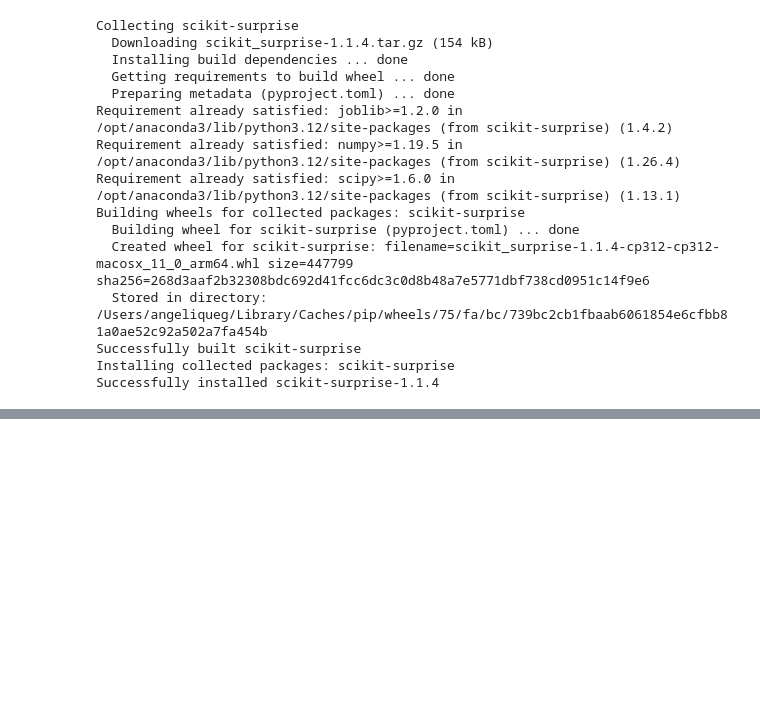
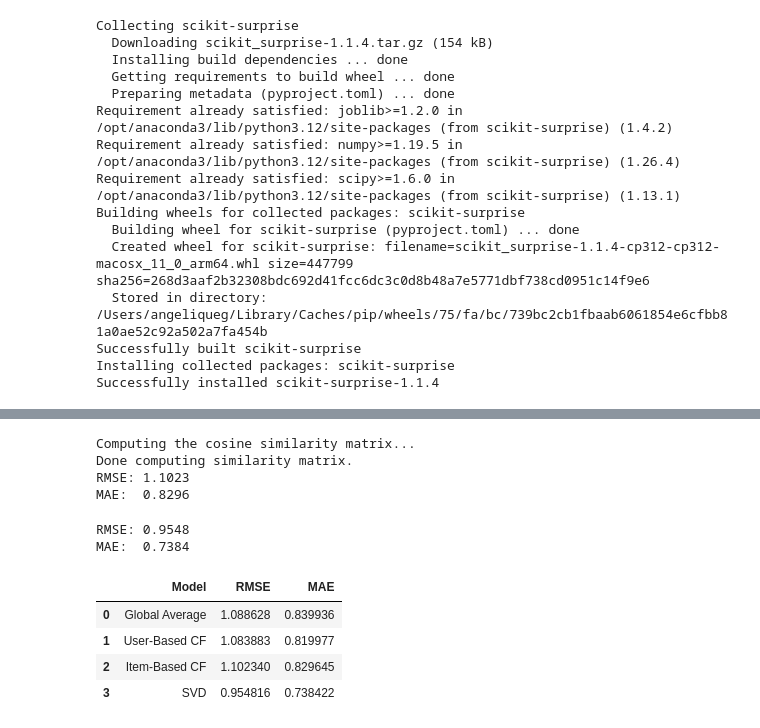
Before and after one commit to Angelique9227/movie-rec-syst, a Jupyter notebook: notebooks/models.ipynb, the cells around one changed output, grey strips where cells are left out. Saved outputs shown, nothing was run; the diff lists cells and outputs as text; code cells hidden in the pictures; blank space fills up the shorter version.

```diff
--- a/notebooks/models.ipynb
+++ b/notebooks/models.ipynb
@@ -21,0 +87,63 @@ import pandas as pd
+# %%
+# Model 3
+sim_options = {
+    "name": "cosine",
+    "user_based": False
+}
+
+item_cf = KNNBasic(sim_options=sim_options)
+item_cf.fit(trainset)
+
+predictions_item = item_cf.test(testset)
+
+rmse_item = accuracy.rmse(predictions_item)
+mae_item = accuracy.mae(predictions_item)
+# %% [output]
+Computing the cosine similarity matrix...
+Done computing similarity matrix.
+RMSE: 1.1023
+MAE:  0.8296
+# %%
+# Model 4
+from surprise import SVD
+
+svd = SVD()
+svd.fit(trainset)
+
+predictions_svd = svd.test(testset)
+
+rmse_svd = accuracy.rmse(predictions_svd)
+mae_svd = accuracy.mae(predictions_svd)
+# %% [output]
+RMSE: 0.9548
+MAE:  0.7384
+# %%
+# Comparison
+results = pd.DataFrame({
+    "Model": [
+        "Global Average",
+        "User-Based CF",
+        "Item-Based CF",
+        "SVD"
+    ],
+    "RMSE": [
+        rmse_baseline,
+        accuracy.rmse(predictions_user, verbose=False),
+        accuracy.rmse(predictions_item, verbose=False),
+        accuracy.rmse(predictions_svd, verbose=False)
+    ],
+    "MAE": [
+        mae_baseline,
+        accuracy.mae(predictions_user, verbose=False),
+        accuracy.mae(predictions_item, verbose=False),
+        accuracy.mae(predictions_svd, verbose=False)
+    ]
+})
+
+results
+# %% [output]
+|  | Model | RMSE | MAE |
+| 0 | Global Average | 1.088628 | 0.839936 |
+| 1 | User-Based CF | 1.083883 | 0.819977 |
+| 2 | Item-Based CF | 1.102340 | 0.829645 |
+| 3 | SVD | 0.954816 | 0.738422 |
```
Also changed, not shown: parts of 8 cells of this notebook.
